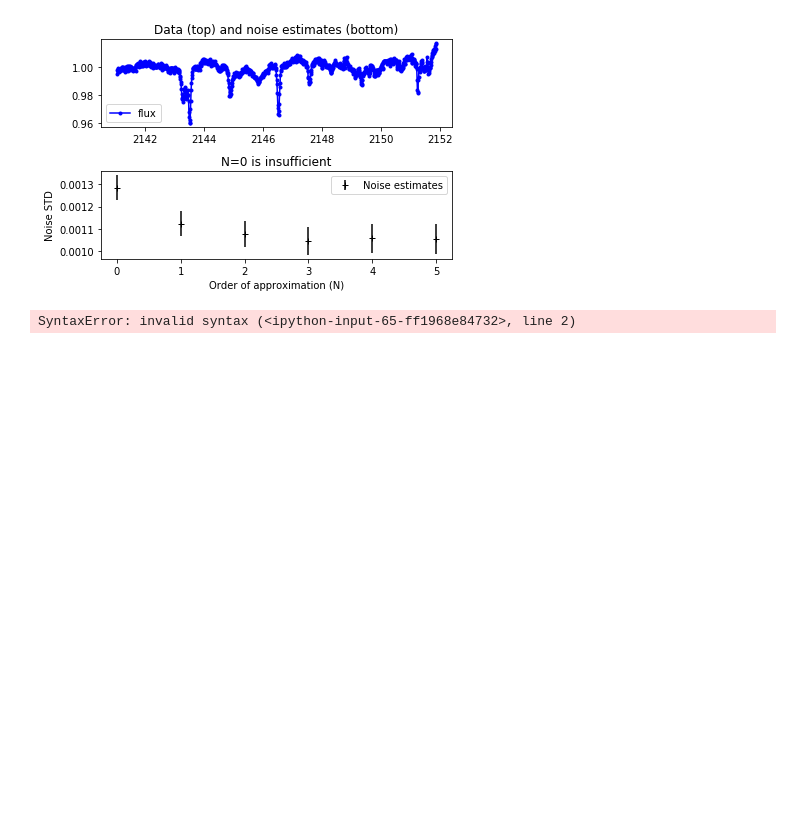
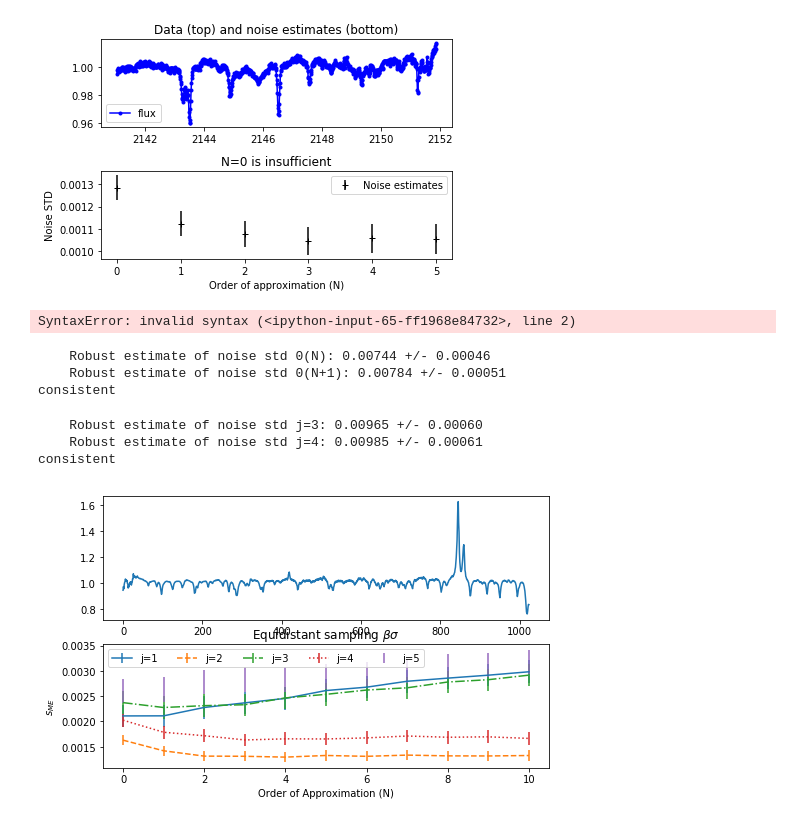
Before and after one commit to jason-neal/companion_simulations, a Jupyter notebook: Notebooks/Beta_sigma on CRIRES.ipynb, the cells around one changed output. Saved outputs shown, nothing was run; the diff lists cells and outputs as text; code cells hidden in the pictures; blank space fills up the shorter version.

Commit message:
More Beta-sigma on crires observations. Reproduce plots.

```diff
--- a/Notebooks/Beta_sigma on CRIRES.ipynb
+++ b/Notebooks/Beta_sigma on CRIRES.ipynb
@@ -352,0 +383,53 @@ SyntaxError: invalid syntax (<ipython-input-65-ff1968e84732>, line 2)
+# %%
+Betasigma_check(flux, 4, j=1, returnMAD=True)
+# %% [output]
+    Robust estimate of noise std 0(N): 0.00744 +/- 0.00046
+    Robust estimate of noise std 0(N+1): 0.00784 +/- 0.00051
+consistent
+# %%
+Betasigma_j_check(flux, 4, j=3, returnMAD=True)
+# %% [output]
+    Robust estimate of noise std j=3: 0.00965 +/- 0.00060
+    Robust estimate of noise std j=4: 0.00985 +/- 0.00061
+consistent
+# %%
+def betasigma_plot(flux, arb=False, **kwargs):
+    import matplotlib
+    # colors_array = list(matplotlib.colors.cnames.keys())
+    lines_array = list(matplotlib.lines.lineStyles.keys())
+    # markers_array = list(matplotlib.markers.MarkerStyle.markers)
+    Ns = range(11)
+    js = range(1,6)
+
+    plt.figure(figsize=(8, 5))
+    plt.subplot(211)
+    plt.plot(flux)
+    plt.subplot(212)
+    for jj, j in enumerate(js):
+        # Use to store noise estimates
+        smads, dsmads = [], []
+        for N in Ns:
+            #print("Order of approximation (N): ", N)
+
+            # Get estimates of standard deviation based on robust (MAD-based) estimator
+            if arb:
+                smad, dsmad = bsarb.betaSigma(xi, yi, N, j, returnMAD=returnMAD)
+            else:
+                smad, dsmad = bseq.betaSigma(yi, N, j, **kwargs)
+        # Save result
+            smads.append(smad)
+            dsmads.append(dsmad)
+        plt.errorbar(Ns, smads, dsmad, label="j={}".format(j), linestyle=lines_array[jj])
+        plt.xlabel("Order of Approximation (N)")
+        plt.ylabel("$s_{ME}$")
+        if arb:
+            plt.title(r"Arbitray sampling $\beta\sigma$")
+        else:
+             plt.title(r"Equidistant sampling $\beta\sigma$")
+    plt.legend(ncol=len(js))
+    plt.show()
+
+
+betasigma_plot(flux, returnMAD=True)
+# %% [output]
+[figure, added]
```
Also changed, not shown: parts of 3 cells of this notebook, 1 other file.
